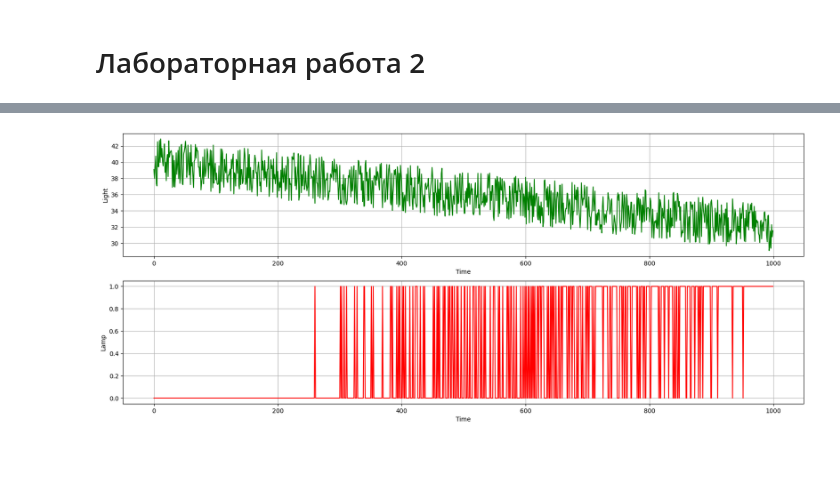
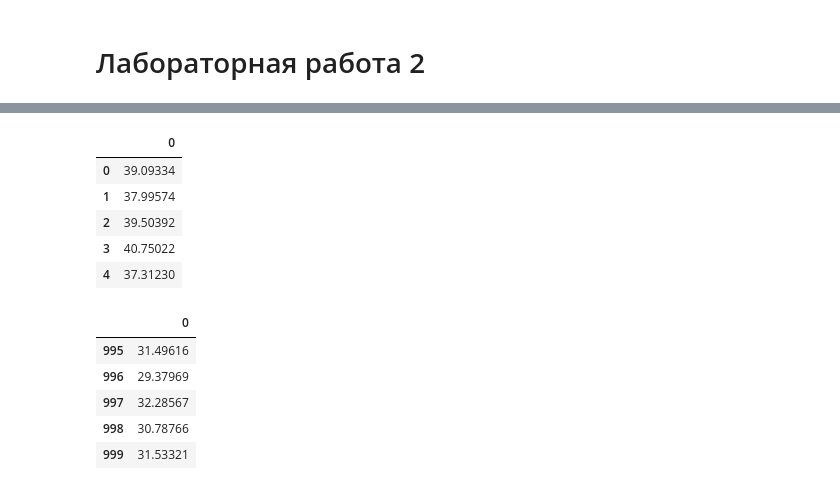
Before and after one commit to DanilChernov2006/Homework3, a Jupyter notebook: works.ipynb, the cells around one changed output, grey strips where cells are left out. Cells and saved outputs as stored; diff of their text form; code cells hidden in the pictures; blank space fills up the shorter version.

```diff
--- a/works.ipynb
+++ b/works.ipynb
@@ -33,42 +38,39 @@ show(p)
 [interactive output not drawn]
 [interactive output not drawn]
 [interactive output not drawn]
-# %%
-import numpy as np
-import pandas as pd
-import matplotlib.pyplot as plt
-from bokeh.plotting import figure, output_file, show
-from bokeh.io import output_notebook
-output_notebook()
-
-url = "https://drive.google.com/uc?export=download&id=1zXIy8T1KICuXtcbzYCqAtXbYX-2ta2Mu"
-Data = pd.read_csv(url,header=None)
-Data.head(1000)
-Data_matrix=Data.values
-
-Data_array = np.linspace(1,1000,1000)
-Light_array = np.linspace(1,1000,1000)
-for k in range(1000):
-  i = Data_matrix[k]
-  i = i.item()
-  Data_array[k] = i
-  if Data_array[k]<35:
-    Light_array[k] = 1
-  else:
-    Light_array[k] = 0
-
-fig, ax = plt.subplots(2, 1, figsize = (20, 8))
-
-ax[0].plot(np.arange(len(Data_matrix)), Data_array, 'green')
-ax[0].set_xlabel('Time')
-ax[0].set_ylabel('Light')
-ax[0].grid(True)
-
-ax[1].plot(np.arange(len(Data_matrix)), Light_array, 'red')
-ax[1].set_xlabel('Time')
-ax[1].set_ylabel('Lamp')
-ax[1].grid(True)
-
-plt.show()
-# %% [output]
-[figure, removed]
+# %%
+import numpy as np
+import pandas as pd
+from bokeh.layouts import gridplot
+from bokeh.plotting import figure, output_file, show
+from bokeh.io import output_notebook
+output_notebook()
+
+url = "https://drive.google.com/uc?export=download&id=1zXIy8T1KICuXtcbzYCqAtXbYX-2ta2Mu"
+Data = pd.read_csv(url,header=None)
+Data.head()
+# %% [output]
+|  | 0 |
+| 0 | 39.09334 |
+| 1 | 37.99574 |
+| 2 | 39.50392 |
+| 3 | 40.75022 |
+| 4 | 37.31230 |
+# %%
+import numpy as np
+import pandas as pd
+from bokeh.layouts import gridplot
+from bokeh.plotting import figure, output_file, show
+from bokeh.io import output_notebook0
+output_notebook()
+
+url = "https://drive.google.com/uc?export=download&id=1zXIy8T1KICuXtcbzYCqAtXbYX-2ta2Mu"
+Data = pd.read_csv(url,header=None)
+Data.tail()
+# %% [output]
+|  | 0 |
+| 995 | 31.49616 |
+| 996 | 29.37969 |
+| 997 | 32.28567 |
+| 998 | 30.78766 |
+| 999 | 31.53321 |
```
Also changed, not shown: parts of 2 cells of this notebook.
